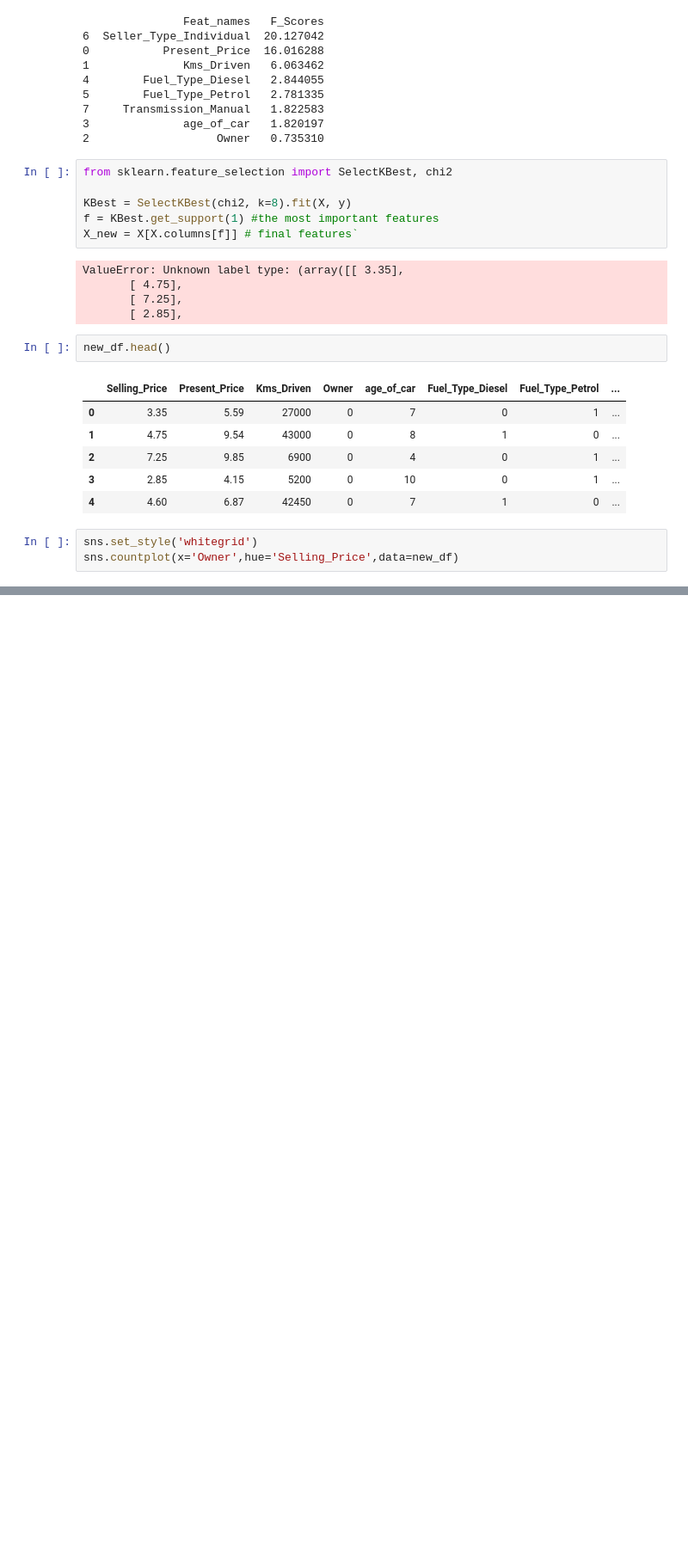
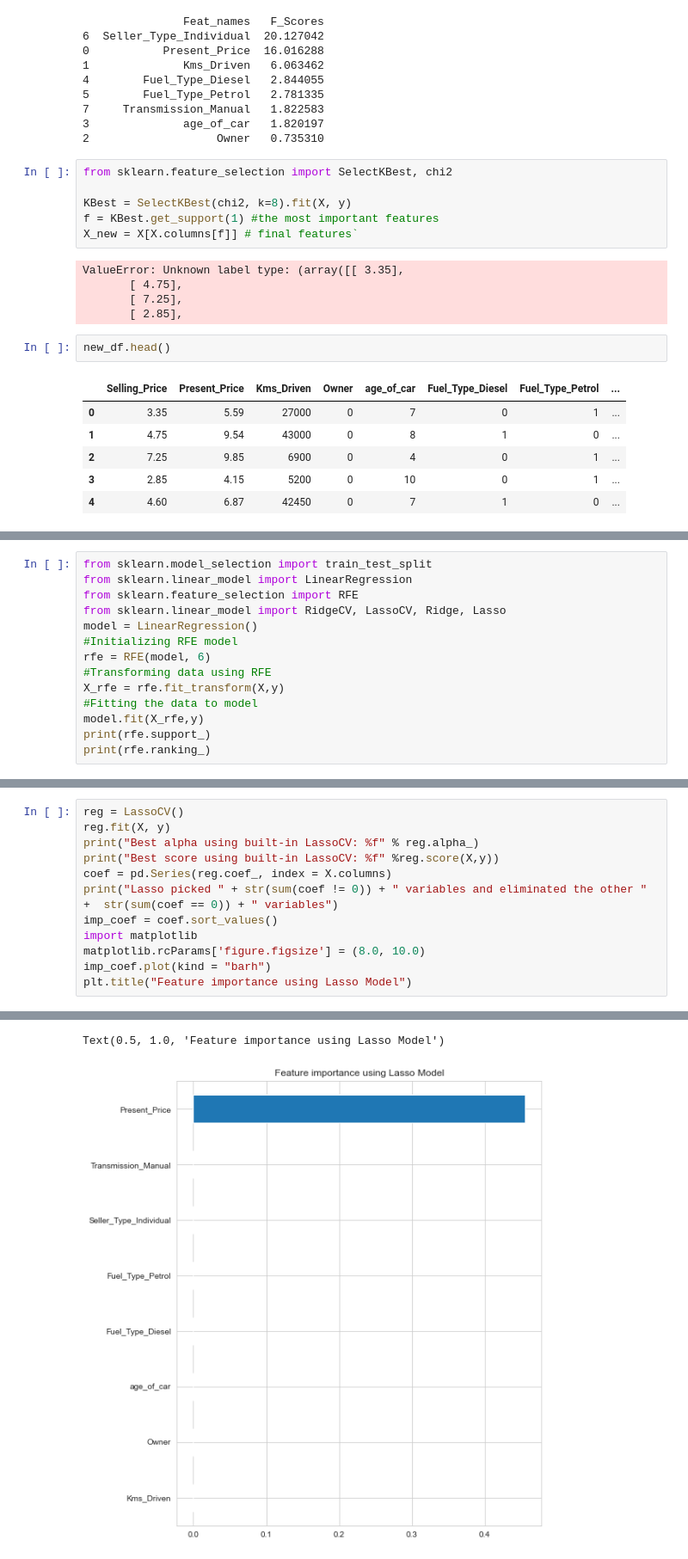
Before and after one commit to abhiraturi/Car_Prediction, a Jupyter notebook: IDS_Car_Dekho_Assignment.ipynb, the cells around one changed output, grey strips where cells are left out. Shown: that part at 86% size. Cells and saved outputs as stored; diff of their text form; blank space fills up the shorter version.

Commit message:
Added few other feature selection techniques

```diff
--- a/IDS_Car_Dekho_Assignment.ipynb
+++ b/IDS_Car_Dekho_Assignment.ipynb
@@ -618,6 +618,3 @@ new_df.head()
 | 2 | 7.25 | 9.85 | 6900 | 0 | 4 | 0 | 1 | ... |
 | 3 | 2.85 | 4.15 | 5200 | 0 | 10 | 0 | 1 | ... |
 | 4 | 4.60 | 6.87 | 42450 | 0 | 7 | 1 | 0 | ... |
-# %%
-sns.set_style('whitegrid')
-sns.countplot(x='Owner',hue='Selling_Price',data=new_df)
@@ -626,0 +638,14 @@ sns.countplot(x='Owner',hue='Selling_Price',data=new_df)
+# %%
+from sklearn.model_selection import train_test_split
+from sklearn.linear_model import LinearRegression
+from sklearn.feature_selection import RFE
+from sklearn.linear_model import RidgeCV, LassoCV, Ridge, Lasso
+model = LinearRegression()
+#Initializing RFE model
+rfe = RFE(model, 6)
+#Transforming data using RFE
+X_rfe = rfe.fit_transform(X,y)
+#Fitting the data to model
+model.fit(X_rfe,y)
+print(rfe.support_)
+print(rfe.ranking_)
@@ -626,0 +688,13 @@ sns.countplot(x='Owner',hue='Selling_Price',data=new_df)
+# %%
+reg = LassoCV()
+reg.fit(X, y)
+print("Best alpha using built-in LassoCV: %f" % reg.alpha_)
+print("Best score using built-in LassoCV: %f" %reg.score(X,y))
+coef = pd.Series(reg.coef_, index = X.columns)
+print("Lasso picked " + str(sum(coef != 0)) + " variables and eliminated the other " +  str(sum(coef == 0)) + " variables")
+imp_coef = coef.sort_values()
+import matplotlib
+matplotlib.rcParams['figure.figsize'] = (8.0, 10.0)
+imp_coef.plot(kind = "barh")
+plt.title("Feature importance using Lasso Model")
+# %% [output]
@@ -626,0 +704,2 @@ sns.countplot(x='Owner',hue='Selling_Price',data=new_df)
+Text(0.5, 1.0, 'Feature importance using Lasso Model')
+[figure, added]
```
Also changed, not shown: parts of 25 cells of this notebook.
